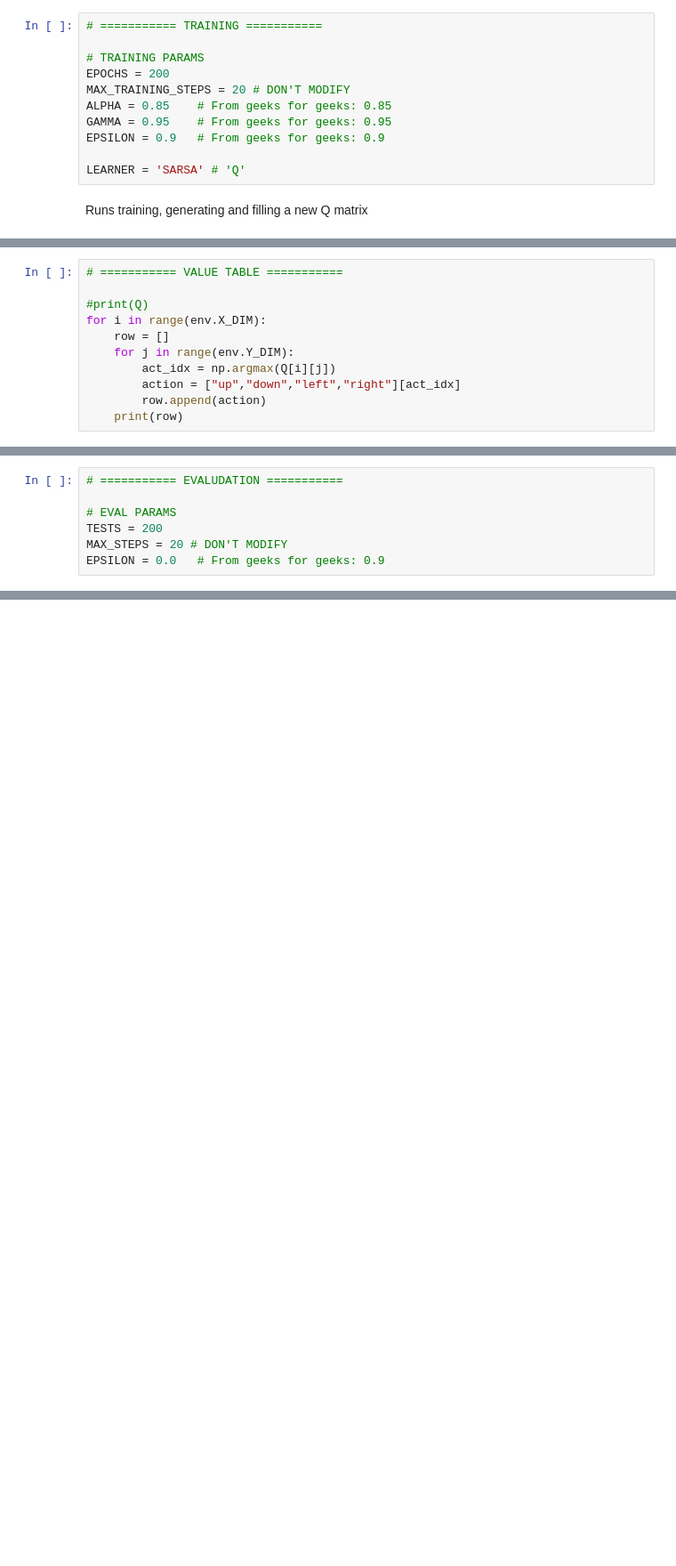
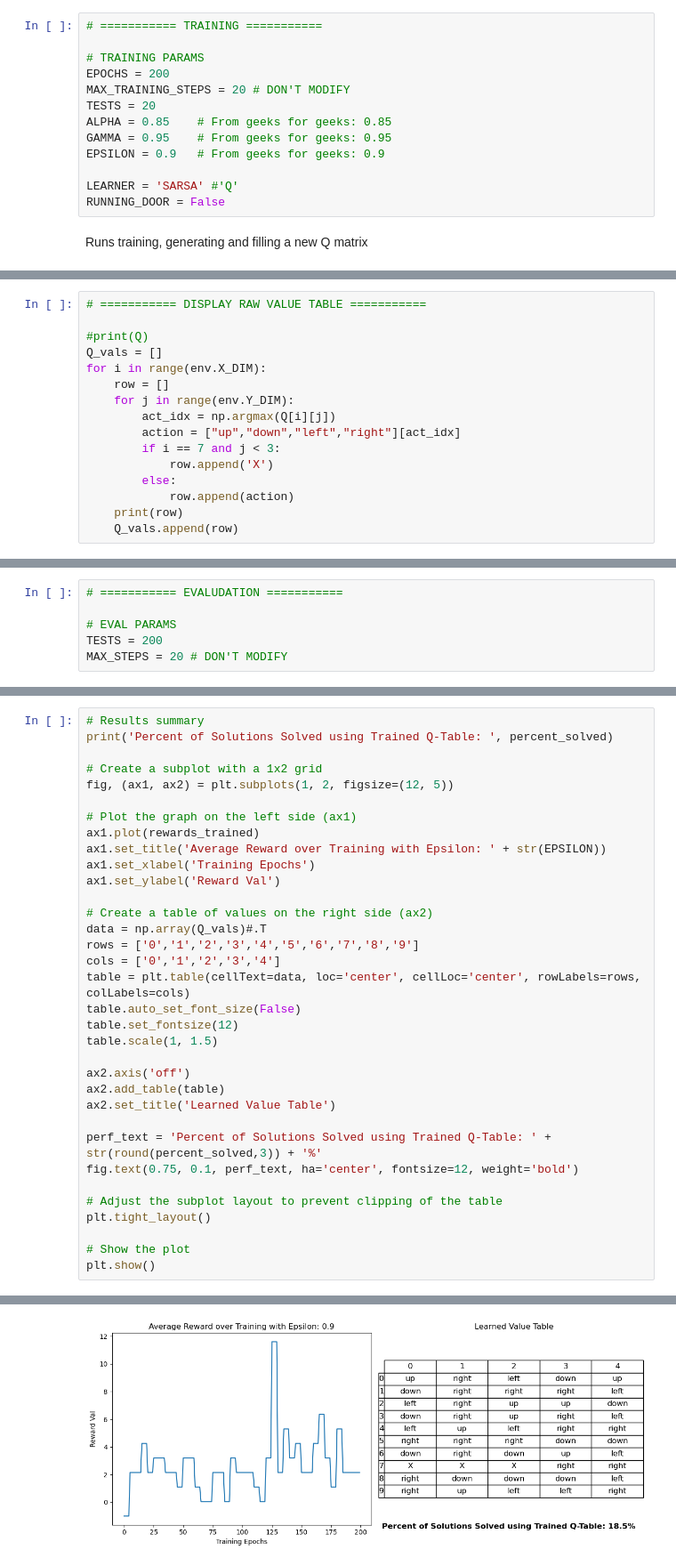
Before and after one commit to natbut/learning-based-control, a Jupyter notebook: hw3/hw3_full.ipynb, the cells around one changed output, grey strips where cells are left out. Shown at 89% size. Saved outputs shown, nothing was run; the diff lists cells and outputs as text; blank space fills up the shorter version.

```diff
--- a/hw3/hw3_full.ipynb
+++ b/hw3/hw3_full.ipynb
@@ -100,11 +103,13 @@ Set up training parameters
 # TRAINING PARAMS
 EPOCHS = 200
 MAX_TRAINING_STEPS = 20 # DON'T MODIFY
+TESTS = 20
 ALPHA = 0.85    # From geeks for geeks: 0.85
 GAMMA = 0.95    # From geeks for geeks: 0.95
 EPSILON = 0.9   # From geeks for geeks: 0.9
 
-LEARNER = 'SARSA' # 'Q'
+LEARNER = 'SARSA' #'Q'
+RUNNING_DOOR = False
 # %% [markdown]
 Runs training, generating and filling a new Q matrix
 # %%
@@ -184,12 +218,17 @@ TEXT
 # %%
-# =========== VALUE TABLE ===========
+# =========== DISPLAY RAW VALUE TABLE ===========
 
 #print(Q)
+Q_vals = []
 for i in range(env.X_DIM):
     row = []
     for j in range(env.Y_DIM):
         act_idx = np.argmax(Q[i][j])
         action = ["up","down","left","right"][act_idx]
-        row.append(action)
+        if i == 7 and j < 3:
+            row.append('X')
+        else:
+            row.append(action)
     print(row)
+    Q_vals.append(row)
 # %% [output]
@@ -211,7 +250,6 @@ TEXT
 # EVAL PARAMS
 TESTS = 200
 MAX_STEPS = 20 # DON'T MODIFY
-EPSILON = 0.0   # From geeks for geeks: 0.9
 # %%
 #example usage for a gym-like environment
 #state: [x,y] coordinate of the agent
@@ -307,0 +312,35 @@ Text(0.5, 1.0, 'Cumulative Reward During Testing')
+# %%
+# Results summary
+print('Percent of Solutions Solved using Trained Q-Table: ', percent_solved)
+
+# Create a subplot with a 1x2 grid
+fig, (ax1, ax2) = plt.subplots(1, 2, figsize=(12, 5))
+
+# Plot the graph on the left side (ax1)
+ax1.plot(rewards_trained)
+ax1.set_title('Average Reward over Training with Epsilon: ' + str(EPSILON))
+ax1.set_xlabel('Training Epochs')
+ax1.set_ylabel('Reward Val')
+
+# Create a table of values on the right side (ax2)
+data = np.array(Q_vals)#.T
+rows = ['0','1','2','3','4','5','6','7','8','9']
+cols = ['0','1','2','3','4']
+table = plt.table(cellText=data, loc='center', cellLoc='center', rowLabels=rows, colLabels=cols)
+table.auto_set_font_size(False)
+table.set_fontsize(12)
+table.scale(1, 1.5)
+
+ax2.axis('off')
+ax2.add_table(table)
+ax2.set_title('Learned Value Table')
+
+perf_text = 'Percent of Solutions Solved using Trained Q-Table: ' + str(round(percent_solved,3)) + '%'
+fig.text(0.75, 0.1, perf_text, ha='center', fontsize=12, weight='bold')
+
+# Adjust the subplot layout to prevent clipping of the table
+plt.tight_layout()
+
+# Show the plot
+plt.show()
+# %% [output]
@@ -307,0 +348 @@ Text(0.5, 1.0, 'Cumulative Reward During Testing')
+[figure, added]
```
Also changed, not shown: parts of 19 cells of this notebook, 2 other files.
